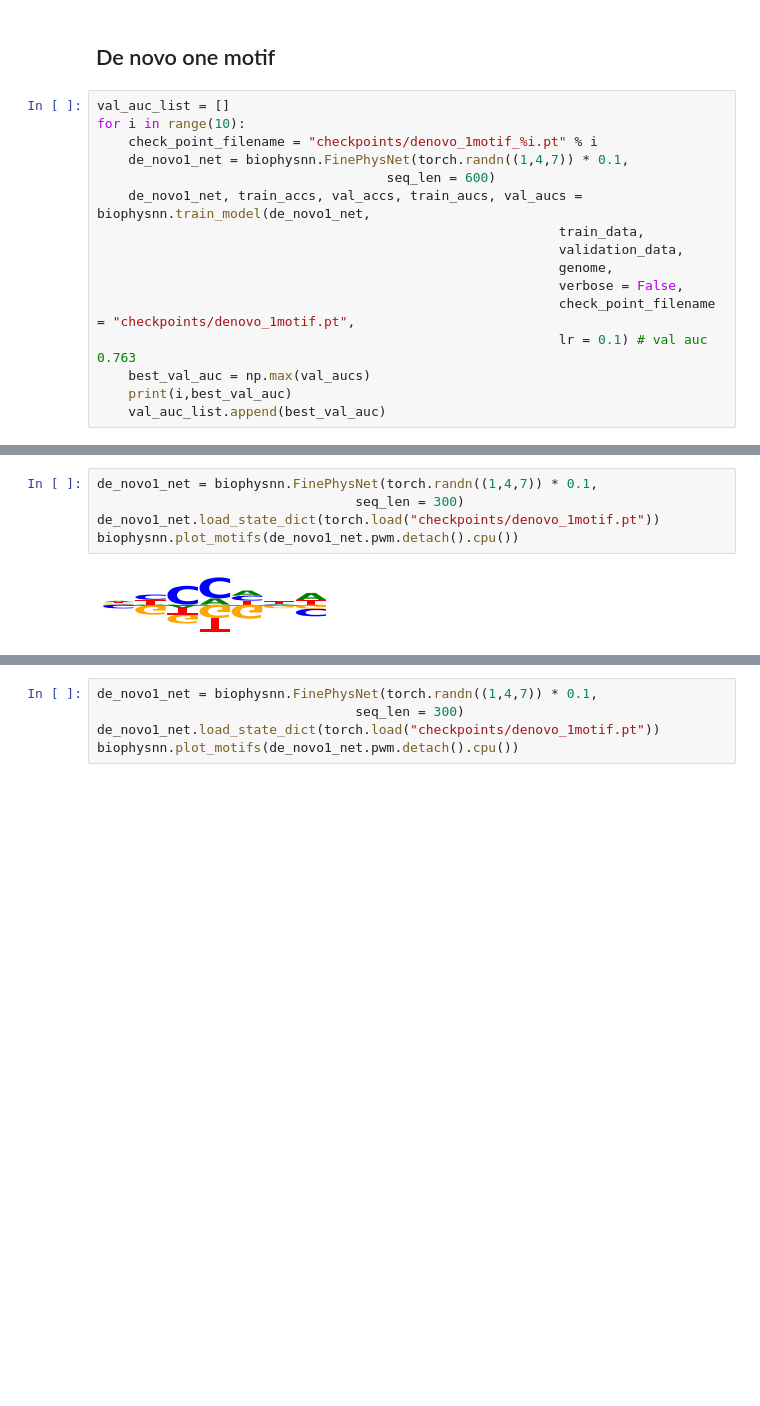
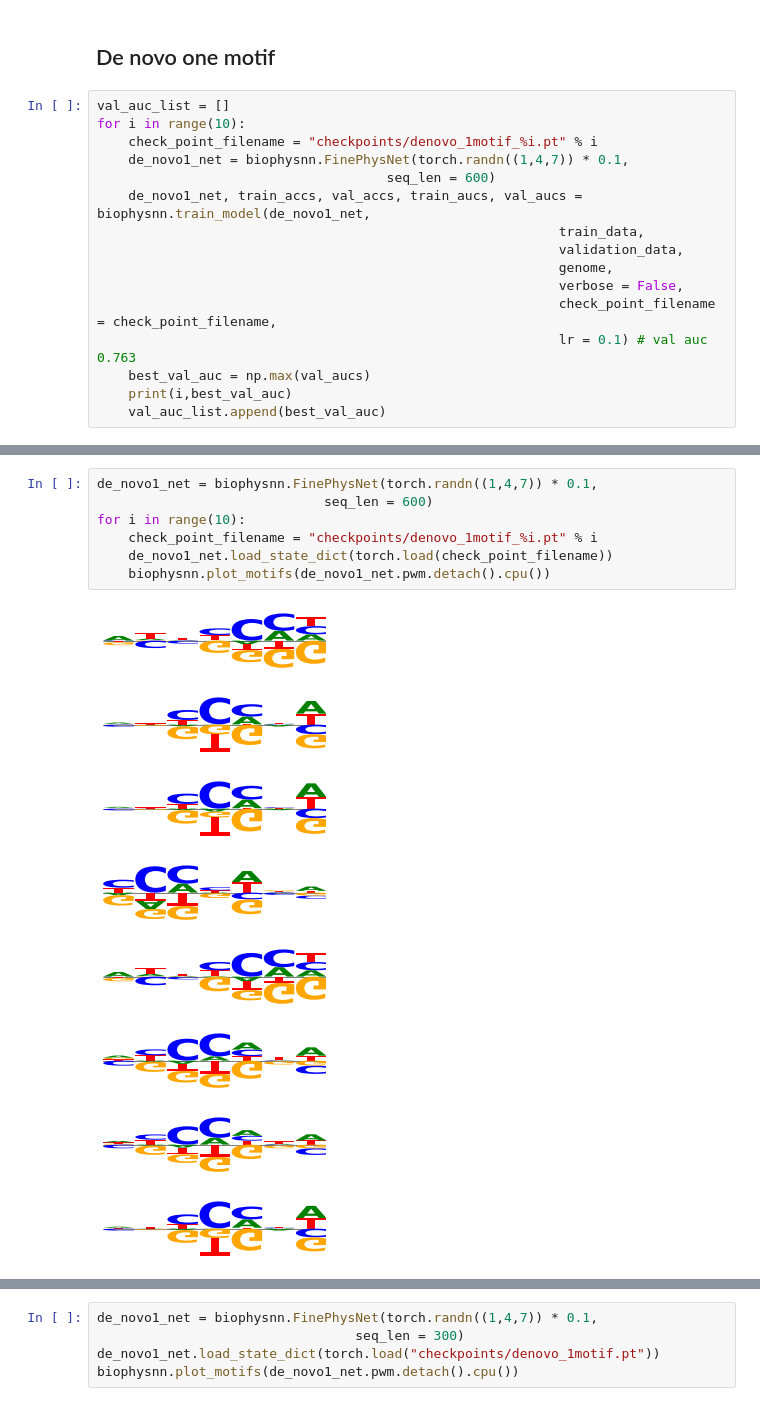
Before and after one commit to daklab/poolqtl, a Jupyter notebook: biophysical_cnn/Biophysical_CNNs.ipynb, the cells around one changed output, grey strips where cells are left out. Drawn from its saved outputs; the diff is of its cells as text; blank space fills up the shorter version.

```diff
--- a/biophysical_cnn/Biophysical_CNNs.ipynb
+++ b/biophysical_cnn/Biophysical_CNNs.ipynb
@@ -565,7 +565,7 @@ for i in range(10):
                                                            validation_data,
                                                            genome,
                                                            verbose = False,
-                                                           check_point_filename = "checkpoints/denovo_1motif.pt",
+                                                           check_point_filename = check_point_filename,
                                                            lr = 0.1) # val auc 0.763
     best_val_auc = np.max(val_aucs)
     print(i,best_val_auc)
@@ -573,7 +588,16 @@ for i in range(10):
 # %%
 de_novo1_net = biophysnn.FinePhysNet(torch.randn((1,4,7)) * 0.1,
-                                 seq_len = 300)
-de_novo1_net.load_state_dict(torch.load("checkpoints/denovo_1motif.pt"))
-biophysnn.plot_motifs(de_novo1_net.pwm.detach().cpu())
+                             seq_len = 600)
+for i in range(10):
+    check_point_filename = "checkpoints/denovo_1motif_%i.pt" % i
+    de_novo1_net.load_state_dict(torch.load(check_point_filename))
+    biophysnn.plot_motifs(de_novo1_net.pwm.detach().cpu())
 # %% [output]
-[figure, old version]
+[figure, new version]
+[figure, added]
+[figure, added]
+[figure, added]
+[figure, added]
+[figure, added]
+[figure, added]
+[figure, added]
```
Also changed, not shown: parts of 27 cells of this notebook, 8 other files.
